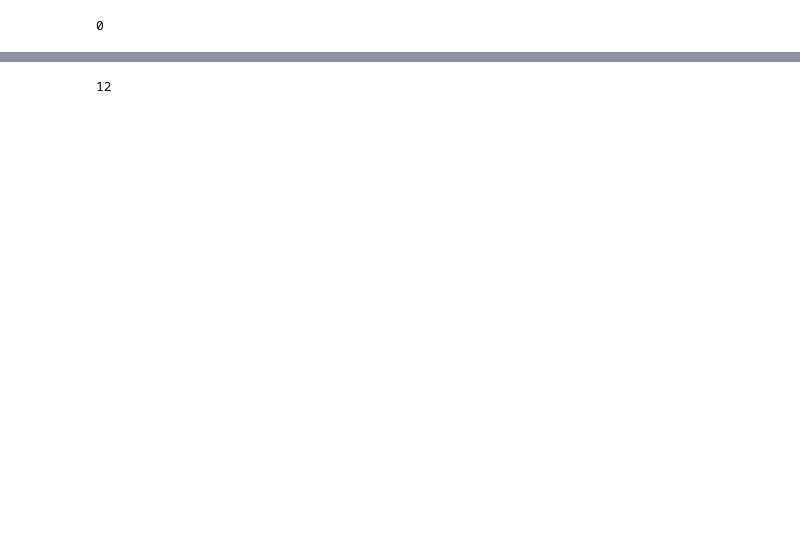
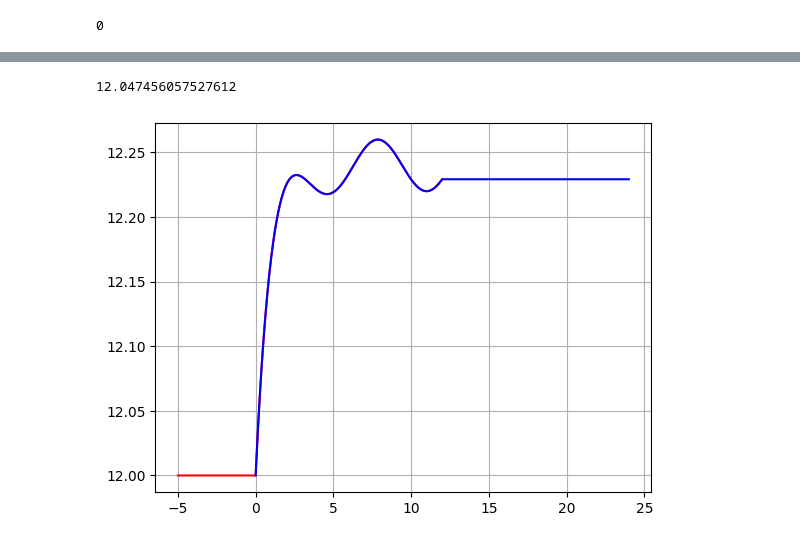
Before and after one commit to mokwongame/Python_2023_1, a Jupyter notebook: dv-dt.ipynb, the cells around one changed output, grey strips where cells are left out. Drawn from its saved outputs; the diff is of its cells as text; code cells hidden in the pictures; blank space fills up the shorter version.

```diff
--- a/dv-dt.ipynb
+++ b/dv-dt.ipynb
@@ -37,4 +37,20 @@ for xv in x: # xv = x[n]
 # %%
-print(y[0])
+print(y[200])
 # %% [output]
-12
+12.047456057527612
+# %%
+def exv(t):
+    if t <= 0: return v0 # t = 0
+    elif t <= a: return a/m*(1-exp(-t))+ sin(t)/m + v0
+    else: a/m*(1-exp(-a))+ sin(a)/m + v0 # t = a
+# %%
+x2 = list(np.arange(-5, a + 5, 0.01))
+y2 = []
+for xv in x2:
+    y2.append(exv(xv))
+# %%
+plt.plot(x2, y2, 'r-')
+plt.plot(x, y, 'b-')
+plt.grid(True)
+# %% [output]
+[figure, added]
```
Also changed, not shown: parts of 3 cells of this notebook, 1 other file.
